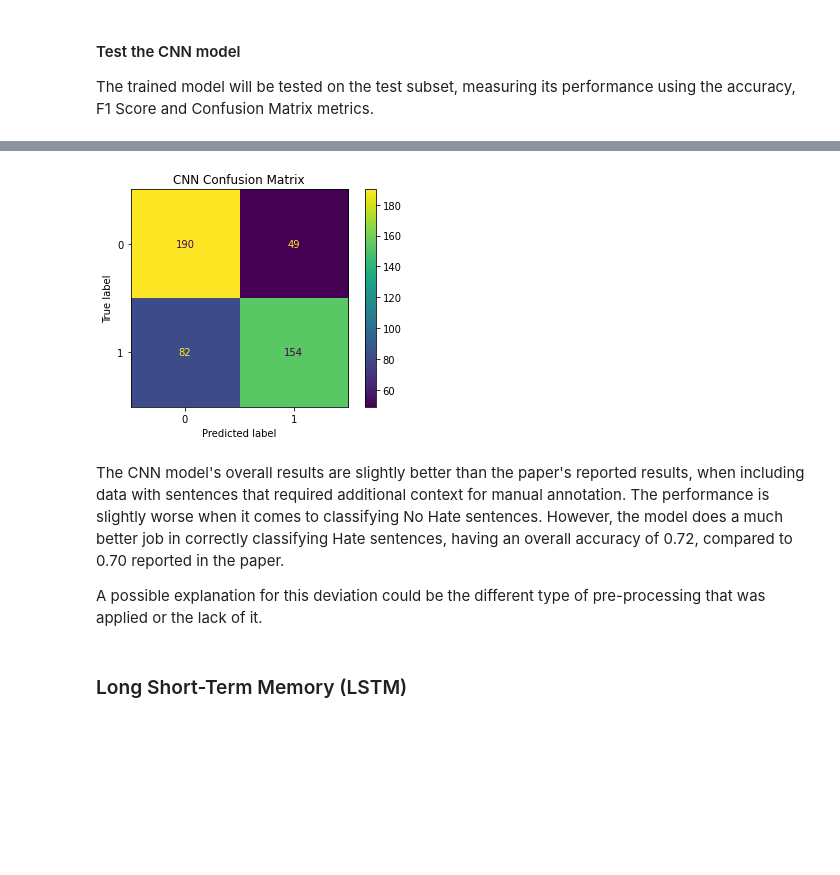
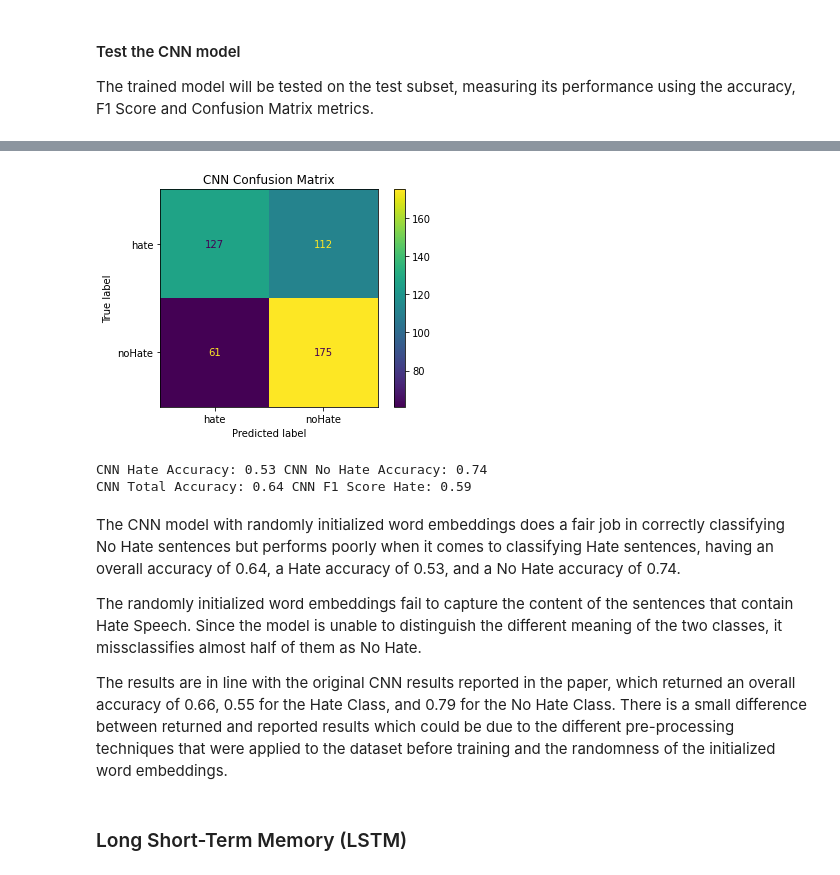
Before and after one commit to dmegkos/MSc-Dissertation-DS-2022, a Jupyter notebook: Thesis_Project.ipynb, the cells around one changed output, grey strips where cells are left out. Cells and saved outputs as stored; diff of their text form; code cells hidden in the pictures; blank space fills up the shorter version.

Commit message:
Implemented all Embedding Techniques

```diff
--- a/Thesis_Project.ipynb
+++ b/Thesis_Project.ipynb
@@ -582,6 +427,6 @@ It is common practice to pad all sentences to the max sentence length. However,
 # %%
-# Set max sentence length to 150
-max_sent_len = 150
+# Set max sentence length to 100
+max_sent_len = 323
 # Instantiate keras Tokenizer with out of vocabulary token (oov) equal to True
 tokenizer = Tokenizer(oov_token='UNK')
 # Create a vocabulary using the train subset
@@ -610,15 +455,15 @@ y_test_cnn = pd.get_dummies(test_df.label).values.astype('float32')
 # Percentage of the training data to use for validation
 val_pct = 0.1
 # The size of the embedding layer (Output dimension)
-embedding_dim = 200
+embedding_dim = 128
 # Number of filters per filter size
-num_filters = 100
+num_filters = 128
 # Dropout keep probability
-dropout_prob = 0.2
+dropout_prob = 0.5
 # Batch Size
 batch_size = 64
 # Number of training epochs
-num_epochs = 150
+num_epochs = 100
 # %% [markdown]
 #### Build the model
 # %%
@@ -639,8 +484,10 @@ print("Number of Classes: {}".format(num_classes))
 # The Input Layer
 inputLayer = Input(shape=input_shape, dtype='float32', name='InputLayer')
 # One Embedding Layer with randomly initialized word embeddings
-embLayer = Embedding(vocab_size, embedding_dim,embeddings_initializer='random_uniform',
-                     input_length=sequence_length, name='EmbeddingLayer')(inputLayer)
+embLayer = Embedding(vocab_size, embedding_dim,
+                     embeddings_initializer=RandomUniform(seed=seed_value),
+                     input_length=sequence_length, name='EmbeddingLayer',
+                     trainable=False)(inputLayer)
 # One Dropout Layer
 dropLayer = Dropout(dropout_prob, name='DropoutLayer1')(embLayer)
 # Three pairs of Convolution and Pool layers, each one flattened
@@ -722,7 +554,7 @@ lr_schedule = ExponentialDecay(initial_learning_rate=initial_lr,
 **Train the Model**
 # %%
 # Specify optimizer, loss function, and performance metrics
-cnn_model.compile(optimizer=Adam(learning_rate = lr_schedule),
+cnn_model.compile(optimizer=Adam(learning_rate = 1e-3),
                   loss='categorical_crossentropy', metrics=['acc'])
 
 # Train the model and store the history
@@ -801,9 +633,6 @@ The trained model will be tested on the test subset, measuring its performance u
 # %%
 # Evaluate the model on the test subset
 print("Evaluate on test data")
-cnn_results = cnn_model.evaluate(X_test_cnn, y_test_cnn)
-print("Model Loss, Model Accuracy:", cnn_results)
-
 # Store the predictions to be used for the F1 Score and the Confusion Matrix
 cnn_pred = cnn_model.predict(X_test_cnn)
 # Convert pred to boolean
@@ -811,16 +640,23 @@ y_pred_bool = np.argmax(cnn_pred, axis=1)
 # Convert the categorical label to numeric
 y_test_cnn_num = test_df.label.replace(['hate','noHate'],[0,1]).astype('float32')
 
-# Print the F1 Score
-print('F1 Score: '+str(f1_score(y_test_cnn_num, y_pred_bool, pos_label=0)))
-
 # Print the Confusion Matrix
 cm = confusion_matrix(y_test_cnn_num, y_pred_bool) # Calculate CM
 # Generate CM Display
-disp = ConfusionMatrixDisplay(confusion_matrix=cm) # Generate CM Display
+disp = ConfusionMatrixDisplay(confusion_matrix=cm, display_labels=['hate', 'noHate']) # Generate CM Display
 disp.plot()
 plt.title('CNN Confusion Matrix') # Set Title
 # Show the plot
 plt.show()
+
+# Calculate the F1 Score
+f1_scr = round(f1_score(y_test_cnn_num, y_pred_bool, pos_label=0),2)
+# Calculate Accuracy
+class_acc = (cm.diagonal()/cm.sum(axis=1)).round(2) # Class Accuracy
+all_acc = round(accuracy_score(y_test_cnn_num, y_pred_bool),2) # Overall Accuracy
+# Print Metrics
+print("CNN Hate Accuracy: "+str(class_acc[0])+" CNN No Hate Accuracy: "
++str(class_acc[1])+"\nCNN Total Accuracy: "+str(all_acc)+" CNN F1 Score Hate: "
++str(f1_scr))
 # %% [output]
 Evaluate on test data
@@ -831,8 +664,12 @@ F1 Score: 0.7436399217221135
-[figure, old version]
+[figure, new version]
+CNN Hate Accuracy: 0.53 CNN No Hate Accuracy: 0.74
+CNN Total Accuracy: 0.64 CNN F1 Score Hate: 0.59
-# %% [markdown]
-The CNN model's overall results are slightly better than the paper's reported results, when including data with sentences that required additional context for manual annotation. The performance is slightly worse when it comes to classifying No Hate sentences. However, the model does a much better job in correctly classifying Hate sentences, having an overall accuracy of 0.72, compared to 0.70 reported in the paper.
-
-A possible explanation for this deviation could be the different type of pre-processing that was applied or the lack of it.
+# %% [markdown]
+The CNN model with randomly initialized word embeddings does a fair job in correctly classifying No Hate sentences but performs poorly when it comes to classifying Hate sentences, having an overall accuracy of 0.64, a Hate accuracy of 0.53, and a No Hate accuracy of 0.74.
+
+The randomly initialized word embeddings fail to capture the content of the sentences that contain Hate Speech. Since the model is unable to distinguish the different meaning of the two classes, it missclassifies almost half of them as No Hate.
+
+The results are in line with the original CNN results reported in the paper, which returned an overall accuracy of 0.66, 0.55 for the Hate Class, and 0.79 for the No Hate Class. There is a small difference between returned and reported results which could be due to the different pre-processing techniques that were applied to the dataset before training and the randomness of the initialized word embeddings.
 # %% [markdown]
 ### Long Short-Term Memory (LSTM)
 # %% [markdown]
```
Also changed, not shown: parts of 298 cells of this notebook, 1 other file.
